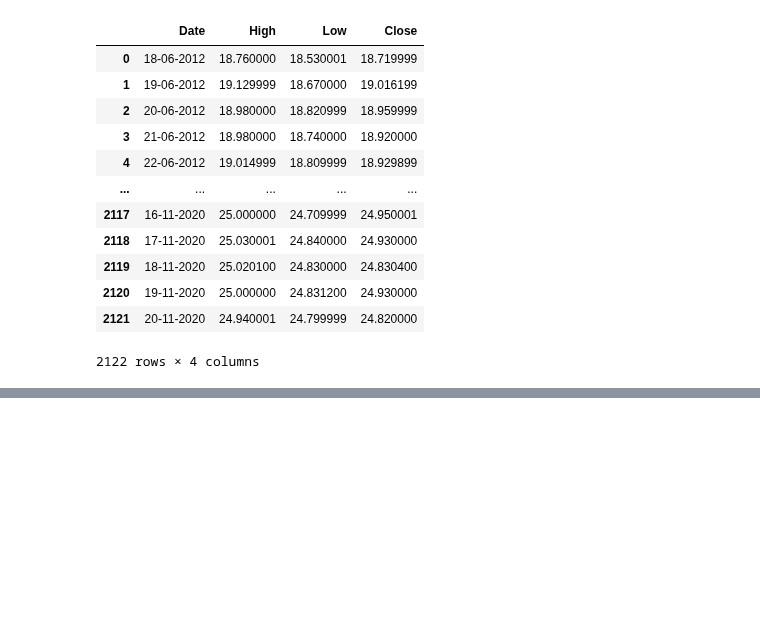
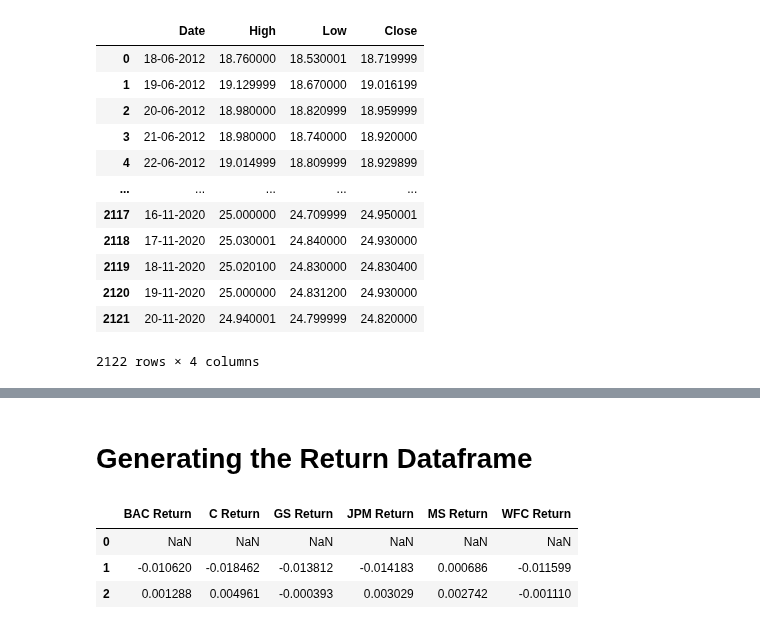
Before and after one commit to Avineesh28/Exploratory-Data-Analysis-of-Bank-Historical-Stock-Data, a Jupyter notebook: Data Cleaning.ipynb, the cells around one changed output, grey strips where cells are left out. Drawn from its saved outputs; the diff is of its cells as text; code cells hidden in the pictures; blank space fills up the shorter version.

Commit message:
Update after extracting returns dataset

```diff
--- a/Data Cleaning.ipynb
+++ b/Data Cleaning.ipynb
@@ -214,0 +217,12 @@ df.to_csv(r'.\Big6.csv')
+# %% [markdown]
+# Generating the Return Dataframe
+# %%
+returns = pd.DataFrame()
+for tick in tickers:
+    returns[tick + ' Return'] = bank_stocks[tick]['Close'].pct_change()
+returns.head(3)
+# %% [output]
+|  | BAC Return | C Return | GS Return | JPM Return | MS Return | WFC Return |
+| 0 | NaN | NaN | NaN | NaN | NaN | NaN |
+| 1 | -0.010620 | -0.018462 | -0.013812 | -0.014183 | 0.000686 | -0.011599 |
+| 2 | 0.001288 | 0.004961 | -0.000393 | 0.003029 | 0.002742 | -0.001110 |
```
Also changed, not shown: parts of 14 cells of this notebook, 1 other file.
